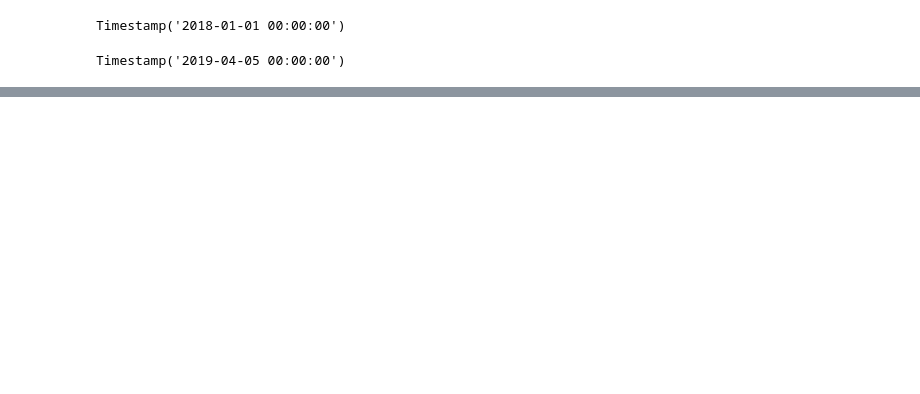
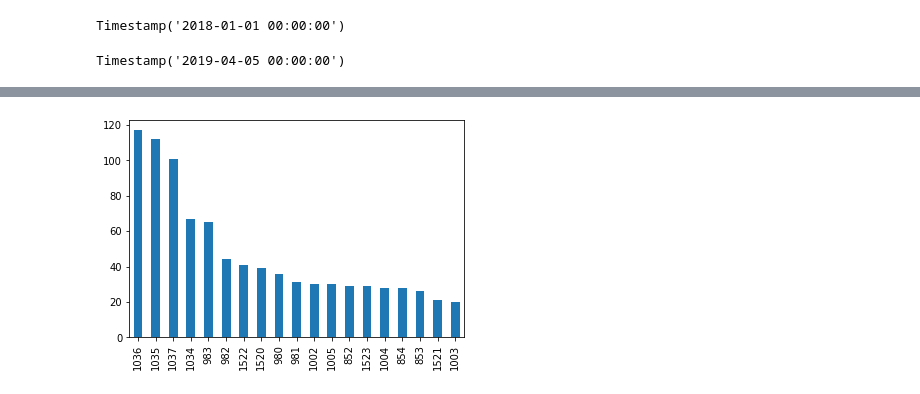
Before and after one commit to shl0mo/AnaliseDados_DIO-Pandas, a Jupyter notebook: AnaliseDados_DIO_Pandas.ipynb, the cells around one changed output, grey strips where cells are left out. Saved outputs shown, nothing was run; the diff lists cells and outputs as text; code cells hidden in the pictures; blank space fills up the shorter version.

Commit message:
'visualizacao_dados-1'

```diff
--- a/AnaliseDados_DIO_Pandas.ipynb
+++ b/AnaliseDados_DIO_Pandas.ipynb
@@ -413,0 +442,6 @@ vendas_marco_2019.sample(10)
+# %%
+#Gráfico de barras verticais para o número de vendas de cada loja:
+#Método plot.bar()
+df.LojaID.value_counts(ascending=False).plot.bar();
+# %% [output]
+[figure, added]
```
Also changed, not shown: parts of 18 cells of this notebook.
